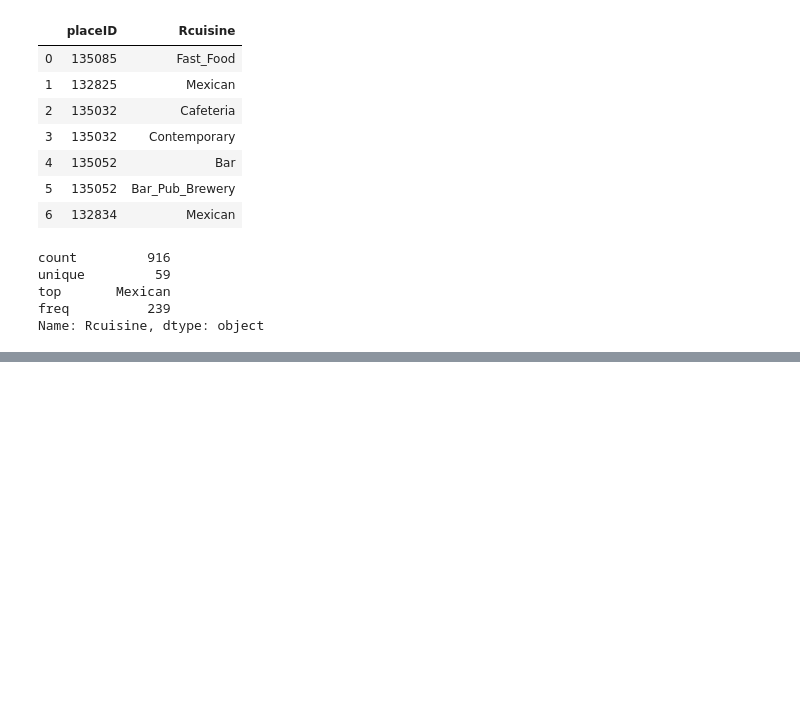
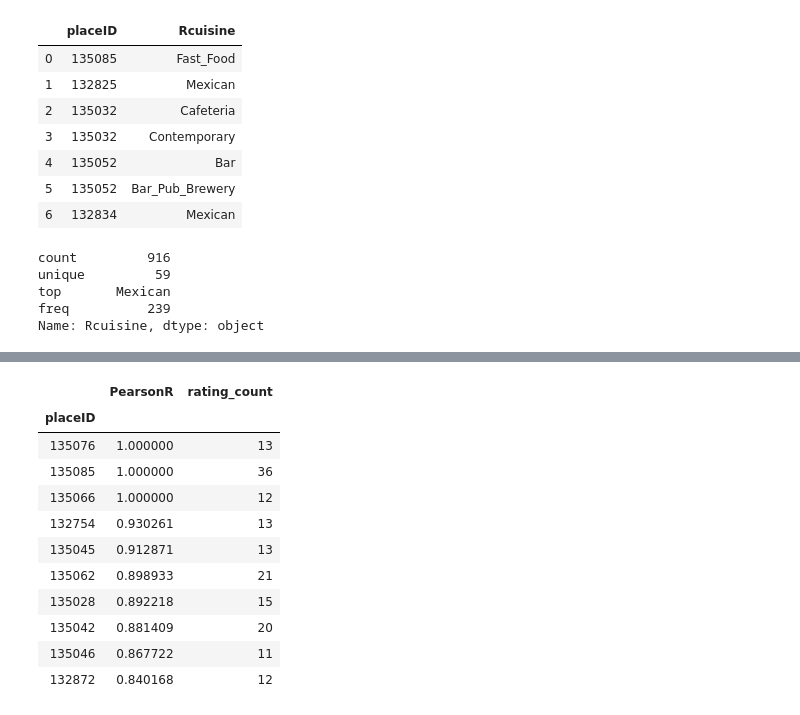
Before and after one commit to hagios2/Recommendation-System, a Jupyter notebook: Untitled.ipynb, the cells around one changed output, grey strips where cells are left out. Cells and saved outputs as stored; diff of their text form; code cells hidden in the pictures; blank space fills up the shorter version.

```diff
--- a/Untitled.ipynb
+++ b/Untitled.ipynb
@@ -68,0 +168,4 @@ Name: Rcuisine, dtype: object
+# %%
+tortas_rating = place_crosstab[135085]
+
+tortas_rating[tortas_rating>= 0]
@@ -68,0 +190,8 @@ Name: Rcuisine, dtype: object
+# %%
+similar_to_tortas = place_crosstab.corrwith(tortas_rating)
+# %%
+corr_tortas = pd.DataFrame(similar_to_tortas, columns=['PearsonR'])
+
+corr_tortas.dropna(inplace=True)
+
+corr_tortas.head()
@@ -68,0 +206,17 @@ Name: Rcuisine, dtype: object
+# %%
+tortas_corr_summary = corr_tortas.join(rating['rating_count'])
+# %%
+tortas_corr_summary[tortas_corr_summary['rating_count'] >= 10].sort_values('PearsonR', ascending=False).head(10)
+# %% [output]
+|  | PearsonR | rating_count |
+| placeID |  |  |
+| 135076 | 1.000000 | 13 |
+| 135085 | 1.000000 | 36 |
+| 135066 | 1.000000 | 12 |
+| 132754 | 0.930261 | 13 |
+| 135045 | 0.912871 | 13 |
+| 135062 | 0.898933 | 21 |
+| 135028 | 0.892218 | 15 |
+| 135042 | 0.881409 | 20 |
+| 135046 | 0.867722 | 11 |
+| 132872 | 0.840168 | 12 |
```
Also changed, not shown: parts of 22 cells of this notebook, 1 other file.
